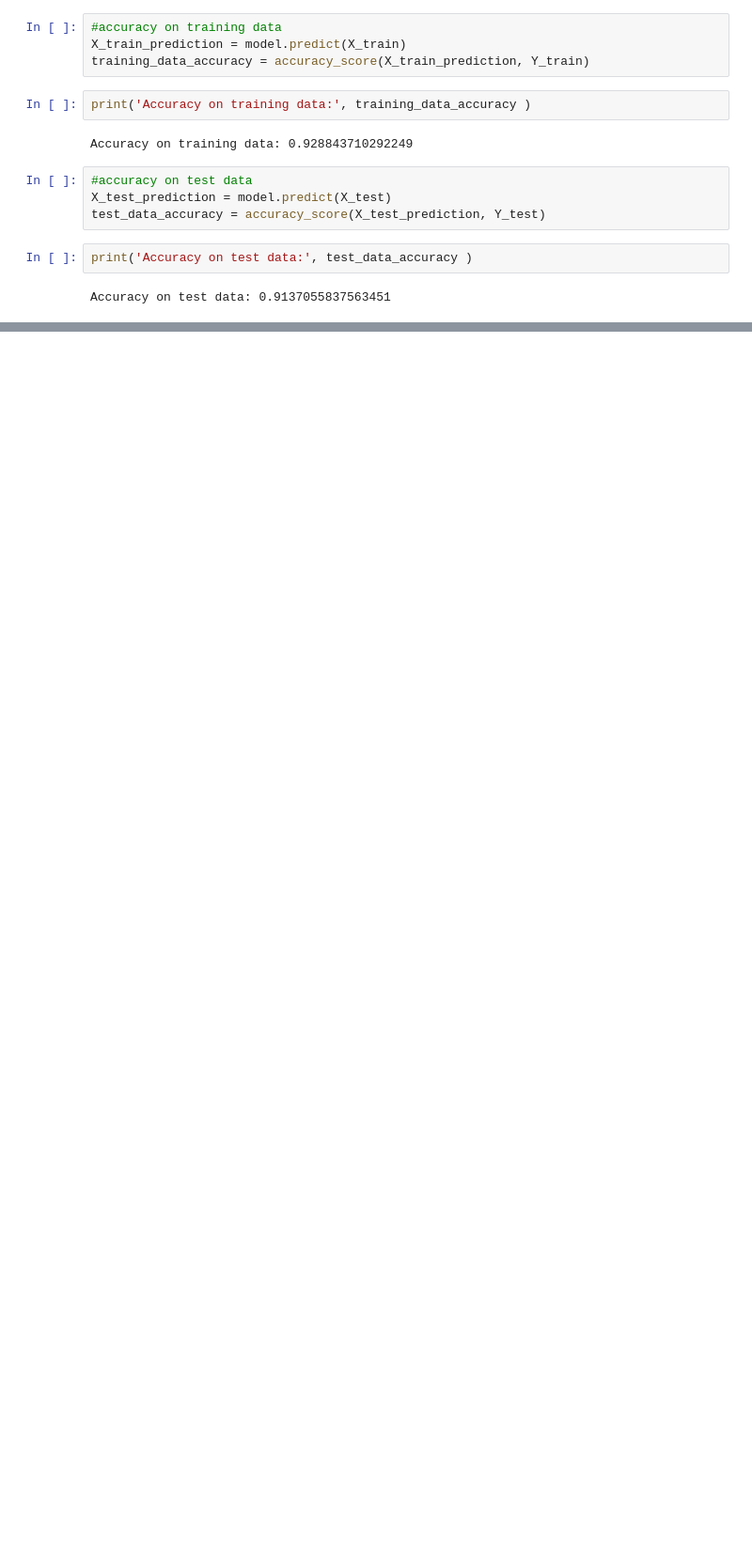
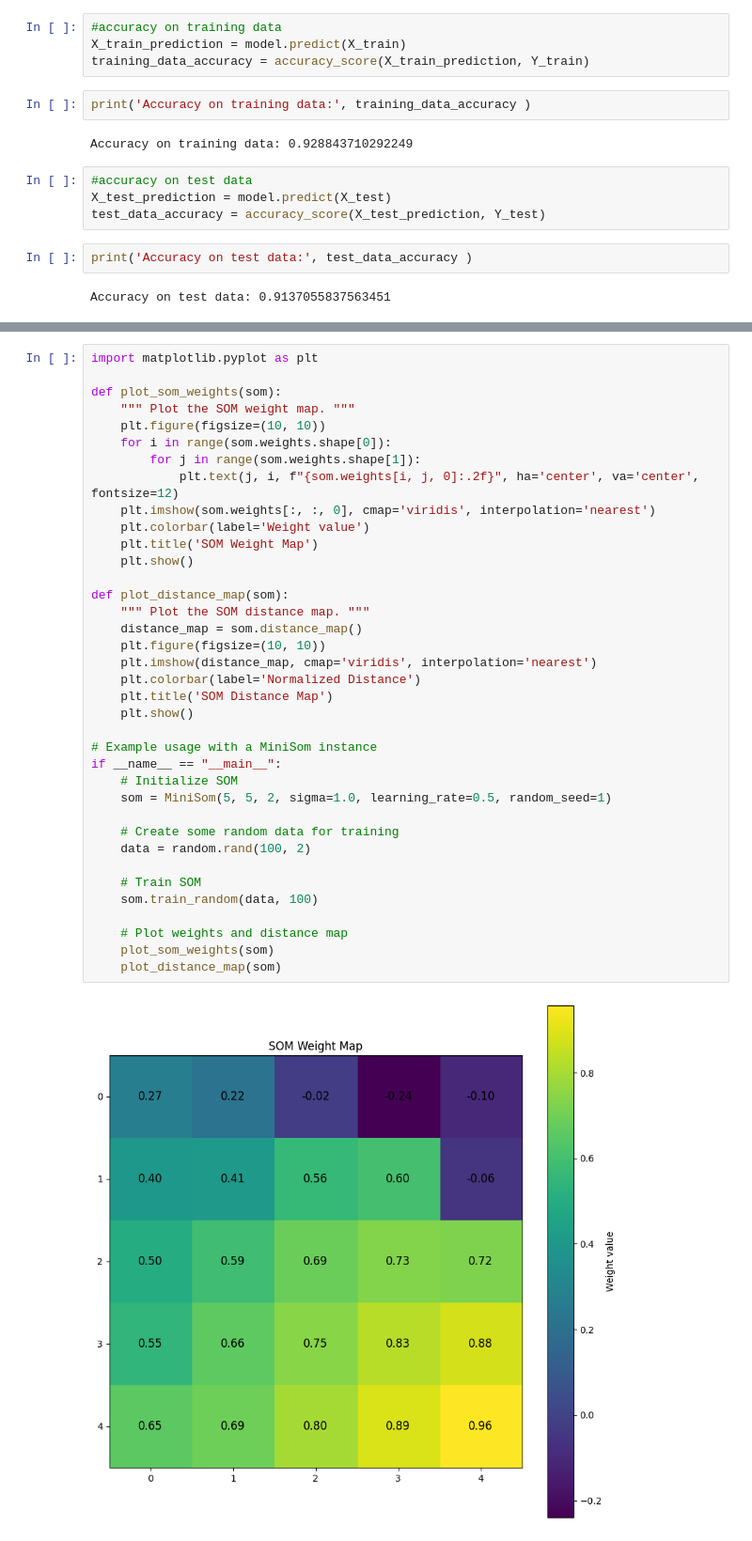
Before and after one commit to deep38199patel/Fraud-Detection--dumy-proj-, a Jupyter notebook: Fraud_Detection_in_Multi_Factor_Authentication_(MFA)_Using_Machine_Learning.ipynb, the cells around one changed output, grey strips where cells are left out. Shown at 94% size. Cells and saved outputs as stored; diff of their text form; blank space fills up the shorter version.

```diff
--- a/Fraud_Detection_in_Multi_Factor_Authentication_(MFA)_Using_Machine_Learning.ipynb
+++ b/Fraud_Detection_in_Multi_Factor_Authentication_(MFA)_Using_Machine_Learning.ipynb
@@ -261,0 +282,39 @@ Accuracy on test data: 0.9137055837563451
+# %%
+import matplotlib.pyplot as plt
+
+def plot_som_weights(som):
+    """ Plot the SOM weight map. """
+    plt.figure(figsize=(10, 10))
+    for i in range(som.weights.shape[0]):
+        for j in range(som.weights.shape[1]):
+            plt.text(j, i, f"{som.weights[i, j, 0]:.2f}", ha='center', va='center', fontsize=12)
+    plt.imshow(som.weights[:, :, 0], cmap='viridis', interpolation='nearest')
+    plt.colorbar(label='Weight value')
+    plt.title('SOM Weight Map')
+    plt.show()
+
+def plot_distance_map(som):
+    """ Plot the SOM distance map. """
+    distance_map = som.distance_map()
+    plt.figure(figsize=(10, 10))
+    plt.imshow(distance_map, cmap='viridis', interpolation='nearest')
+    plt.colorbar(label='Normalized Distance')
+    plt.title('SOM Distance Map')
+    plt.show()
+
+# Example usage with a MiniSom instance
+if __name__ == "__main__":
+    # Initialize SOM
+    som = MiniSom(5, 5, 2, sigma=1.0, learning_rate=0.5, random_seed=1)
+
+    # Create some random data for training
+    data = random.rand(100, 2)
+
+    # Train SOM
+    som.train_random(data, 100)
+
+    # Plot weights and distance map
+    plot_som_weights(som)
+    plot_distance_map(som)
+# %% [output]
+[figure, added]
```
Also changed, not shown: parts of 4 cells of this notebook.
